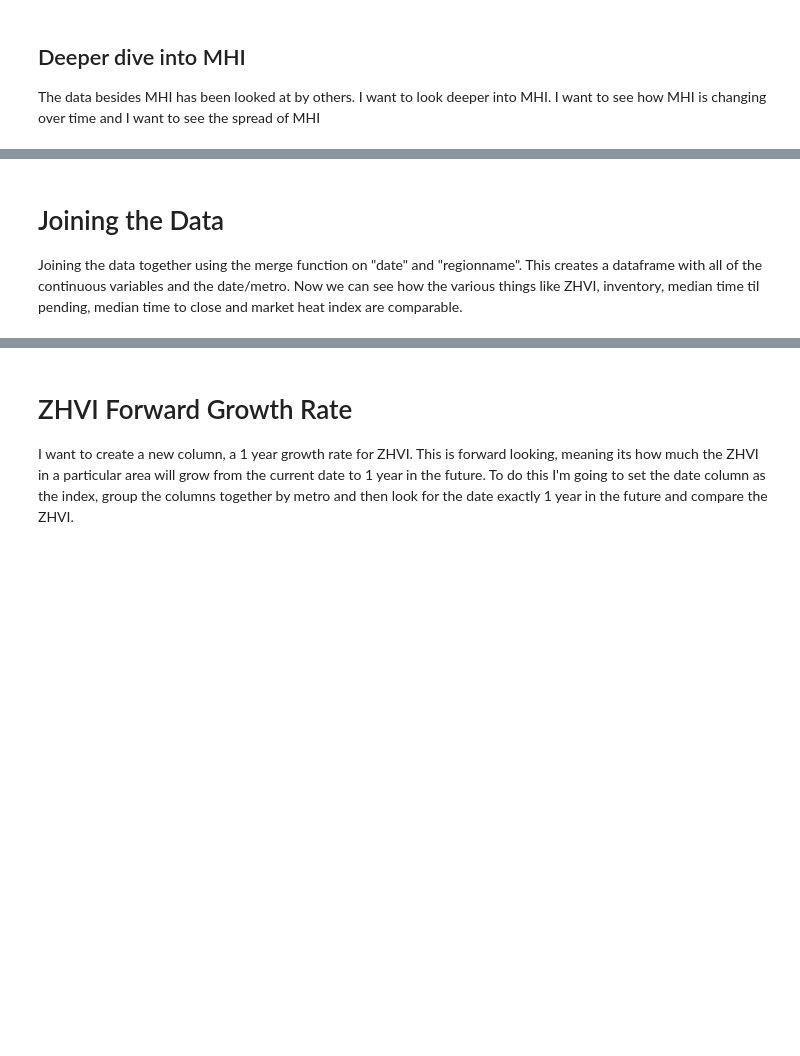
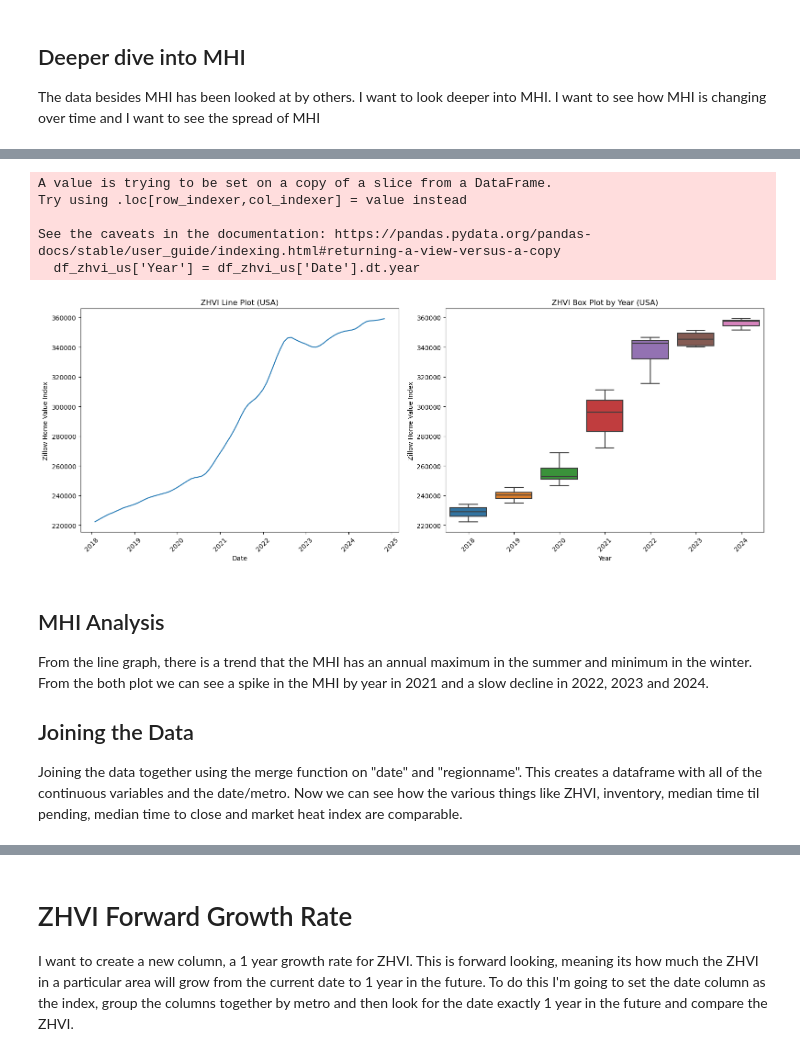
Before and after one commit to samkrall/dataprepandanalysis, a Jupyter notebook: Final_Projec_SK.ipynb, the cells around one changed output, grey strips where cells are left out. Saved outputs shown, nothing was run; the diff lists cells and outputs as text; code cells hidden in the pictures; blank space fills up the shorter version.

```diff
--- a/Final_Projec_SK.ipynb
+++ b/Final_Projec_SK.ipynb
@@ -282,5 +299,45 @@ plt.show()
+# %%
+# Filter out all data not USA
+df_zhvi_us = df_zhvi.loc[df_zhvi['RegionName'] == 'United States']
+
+# Create year columns (note the correction for ZHVI dates)
+df_zhvi_us['Year'] = df_zhvi_us['Date'].dt.year
+df_zhvi_us = df_zhvi_us.loc[df_zhvi_us['Year'] >= 2018]
+# Create a figure with four subplots
+plt.figure(figsize=(16, 6))
+
+
+# ZHVI Line Plot
+plt.subplot(1, 2, 1)
+sns.lineplot(y='ZHVI', x='Date', data=df_zhvi_us)
+plt.title('ZHVI Line Plot (USA)', fontsize=12)
+plt.xlabel('Date')
+plt.ylabel('Zillow Home Value Index')
+plt.xticks(rotation=45)
+
+# ZHVI Box Plot
+plt.subplot(1, 2, 2)
+sns.boxplot(x='Year', y='ZHVI', data=df_zhvi_us)
+plt.title('ZHVI Box Plot by Year (USA)', fontsize=12)
+plt.xlabel('Year')
+plt.ylabel('Zillow Home Value Index')
+plt.xticks(rotation=45)
+
+# Adjust layout
+plt.tight_layout()
+plt.show()
+# %% [output]
+A value is trying to be set on a copy of a slice from a DataFrame.
+Try using .loc[row_indexer,col_indexer] = value instead
+
+See the caveats in the documentation: https://pandas.pydata.org/pandas-docs/stable/user_guide/indexing.html#returning-a-view-versus-a-copy
+  df_zhvi_us['Year'] = df_zhvi_us['Date'].dt.year
+[figure, added]
 # %% [markdown]
-# Joining the Data
+## MHI Analysis
+From the line graph, there is a trend that the MHI has an annual maximum in the summer and minimum in the winter. From the both plot we can see a spike in the MHI by year in 2021 and a slow decline in 2022, 2023 and 2024.
+
+## Joining the Data
 Joining the data together using the merge function on "date" and "regionname". This creates a dataframe with all of the continuous variables and the date/metro. Now we can see how the various things like ZHVI, inventory, median time til pending, median time to close and market heat index are comparable.
 # %%
 df_joined = pd.merge(df_zhvi, df_inventory, on=['Date', 'RegionName'])
```
Also changed, not shown: parts of 17 cells of this notebook.
